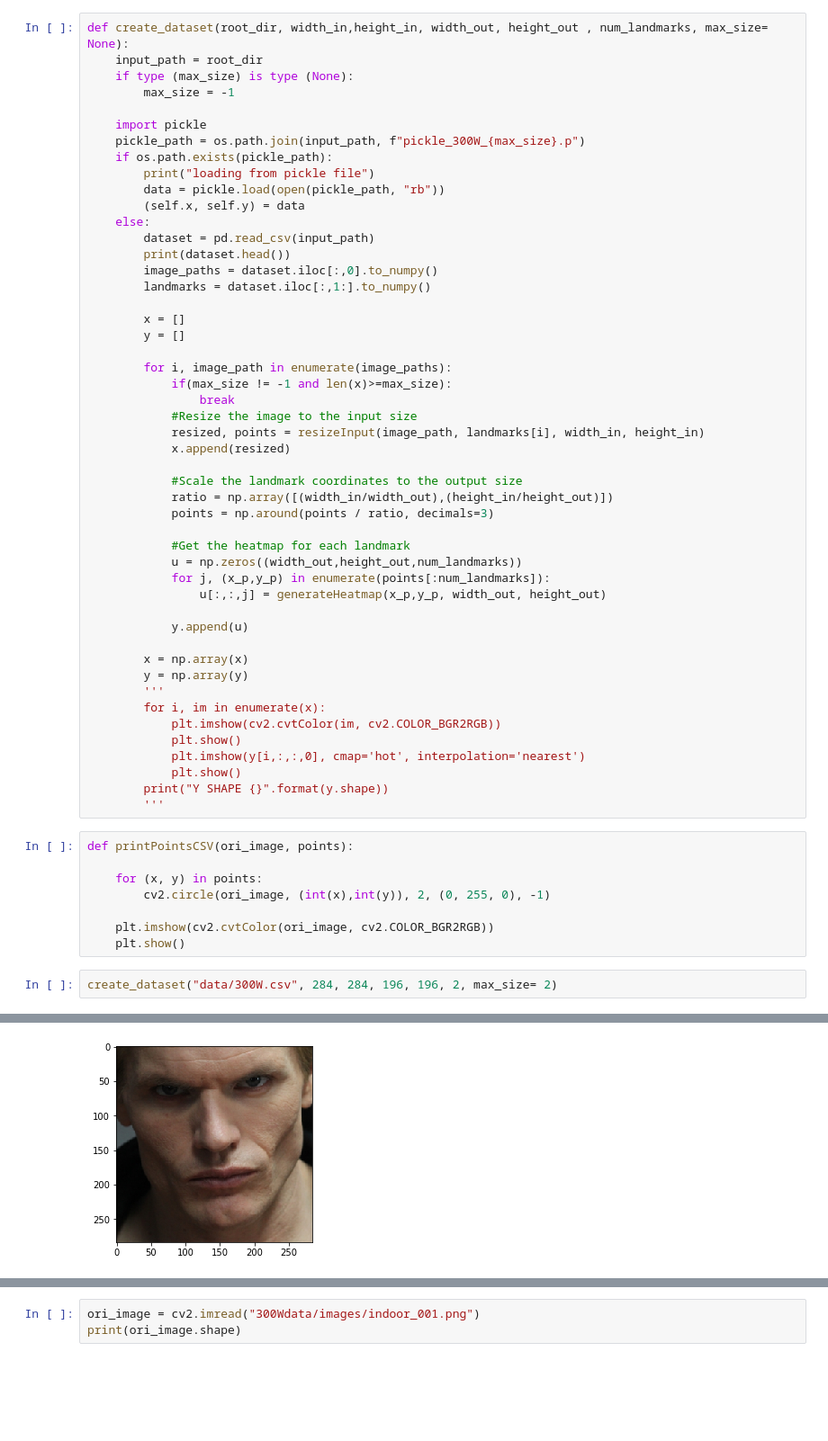
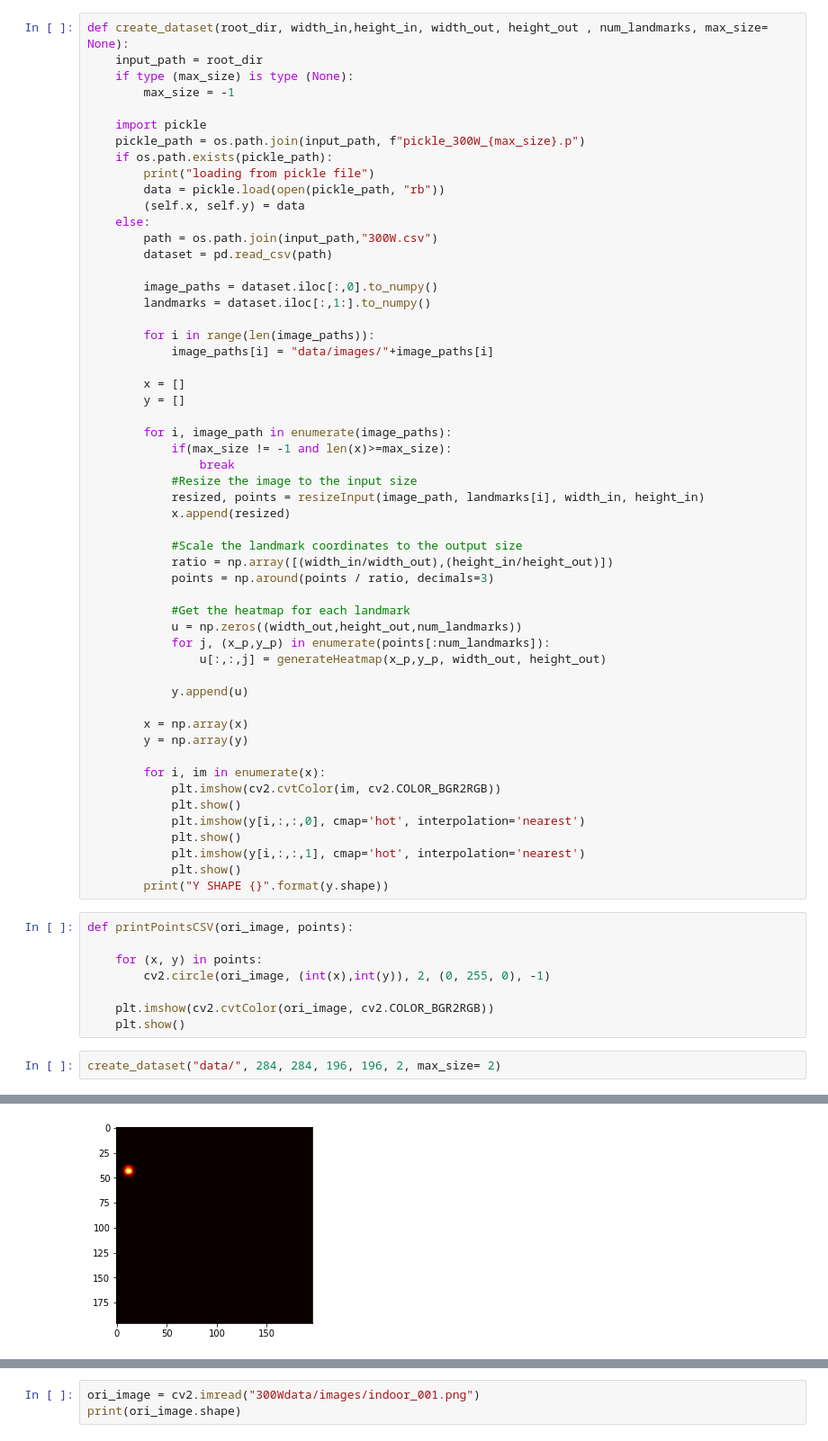
Before and after one commit to wzwart/MLP_Project, a Jupyter notebook: base_line_tests/dataset_modifications.ipynb, the cells around one changed output, grey strips where cells are left out. Shown at 90% size. Saved outputs shown, nothing was run; the diff lists cells and outputs as text; blank space fills up the shorter version.

Commit message:
Added 300W heatmap data loader

```diff
--- a/base_line_tests/dataset_modifications.ipynb
+++ b/base_line_tests/dataset_modifications.ipynb
@@ -508,10 +508,14 @@ def create_dataset(root_dir, width_in,height_in, width_out, height_out , num_lan
         data = pickle.load(open(pickle_path, "rb"))
         (self.x, self.y) = data
     else:
-        dataset = pd.read_csv(input_path)
-        print(dataset.head())
+        path = os.path.join(input_path,"300W.csv")
+        dataset = pd.read_csv(path)
+
         image_paths = dataset.iloc[:,0].to_numpy()
         landmarks = dataset.iloc[:,1:].to_numpy()
+
+        for i in range(len(image_paths)):
+            image_paths[i] = "data/images/"+image_paths[i]
 
         x = []
         y = []
@@ -536,14 +540,15 @@ def create_dataset(root_dir, width_in,height_in, width_out, height_out , num_lan
 
         x = np.array(x)
         y = np.array(y)
-        '''
+
         for i, im in enumerate(x):
             plt.imshow(cv2.cvtColor(im, cv2.COLOR_BGR2RGB))
             plt.show()
             plt.imshow(y[i,:,:,0], cmap='hot', interpolation='nearest')
             plt.show()
+            plt.imshow(y[i,:,:,1], cmap='hot', interpolation='nearest')
+            plt.show()
         print("Y SHAPE {}".format(y.shape))
-        '''
 # %%
 def printPointsCSV(ori_image, points):
 
@@ -553,5 +558,5 @@ def printPointsCSV(ori_image, points):
     plt.imshow(cv2.cvtColor(ori_image, cv2.COLOR_BGR2RGB))
     plt.show()
 # %%
-create_dataset("data/300W.csv", 284, 284, 196, 196, 2, max_size= 2)
+create_dataset("data/", 284, 284, 196, 196, 2, max_size= 2)
 # %% [output]
@@ -575,3 +580,3 @@ create_dataset("data/300W.csv", 284, 284, 196, 196, 2, max_size= 2)
 [figure]
 [figure]
-[figure, old version]
+[figure, new version]
```
Also changed, not shown: parts of 2 cells of this notebook, 1 other file.
